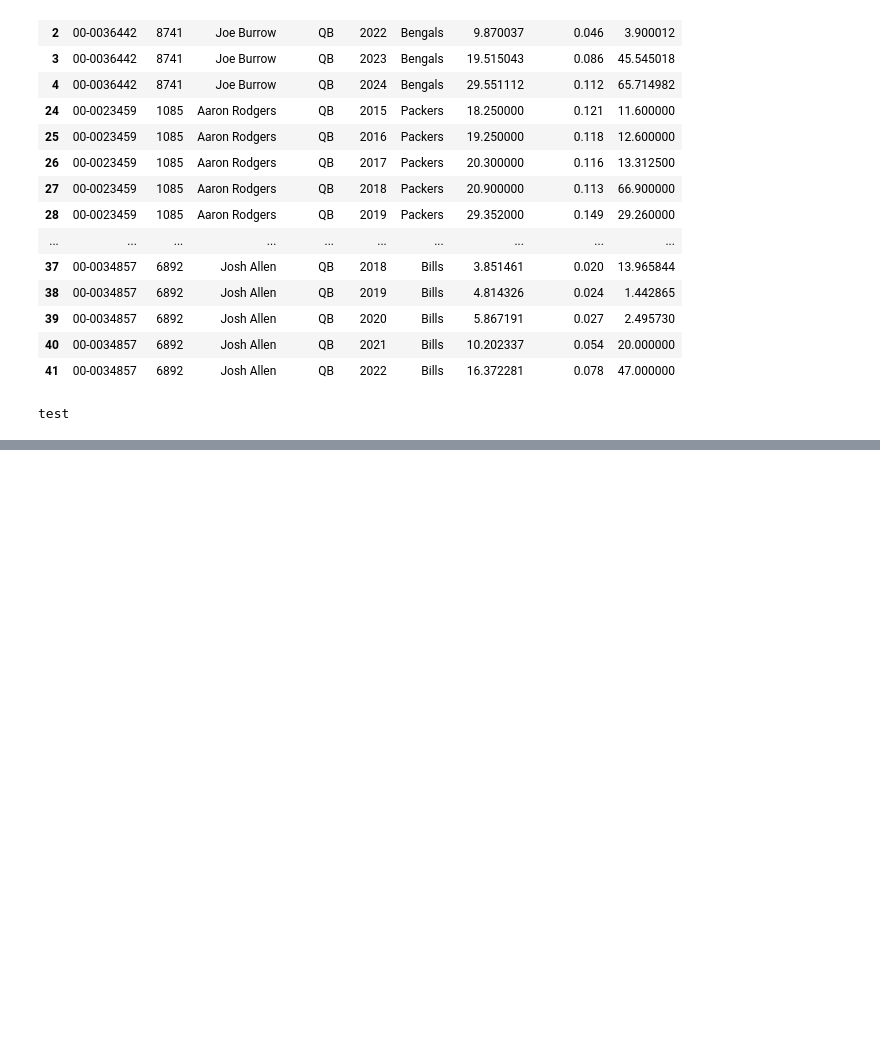
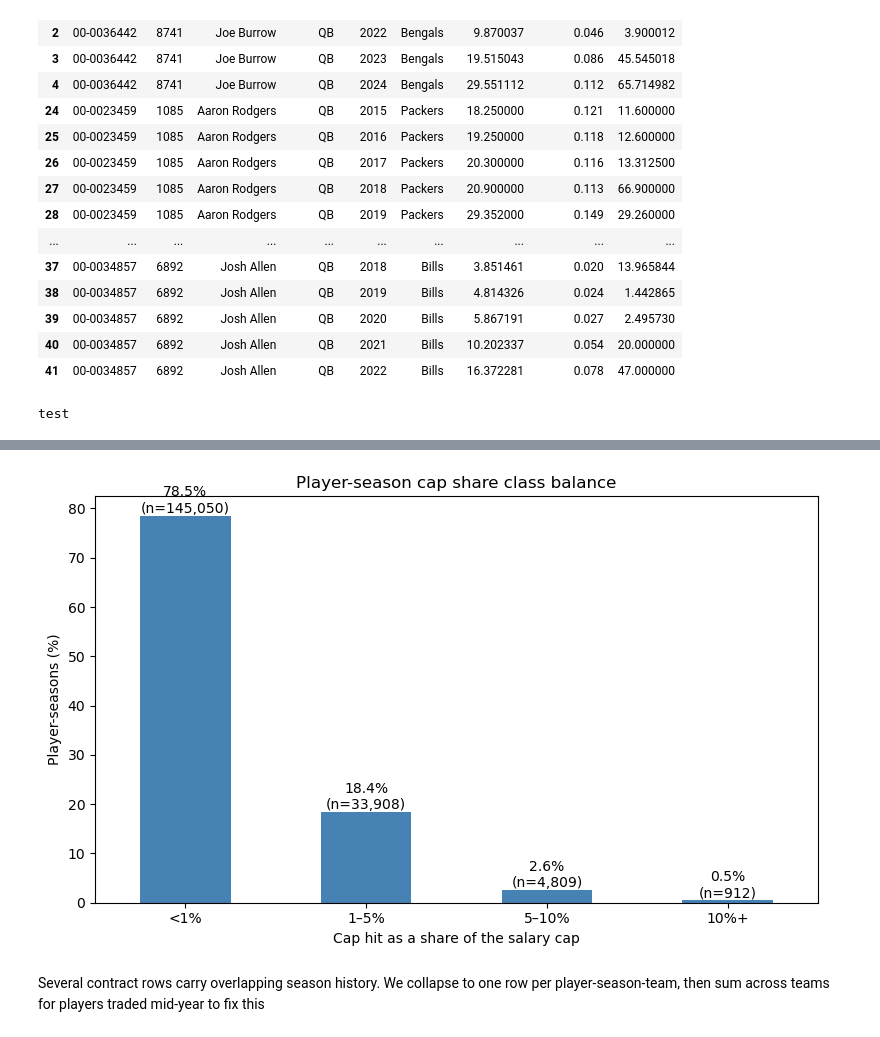
Before and after one commit to TEAM-CVS/Project_DTSC2, a Jupyter notebook: Studio2_code.ipynb, the cells around one changed output, grey strips where cells are left out. Drawn from its saved outputs; the diff is of its cells as text; code cells hidden in the pictures; blank space fills up the shorter version.

```diff
--- a/Studio2_code.ipynb
+++ b/Studio2_code.ipynb
@@ -183,0 +223,23 @@ test
+# %%
+cap_share = pd.to_numeric(salary_df["cap_percent"], errors="coerce").dropna() * 100
+
+bins = [-np.inf, 1, 5, 10, np.inf]
+labels = ["<1%", "1–5%", "5–10%", "10%+"]
+
+cap_classes = pd.cut(cap_share, bins=bins, labels=labels, right=False)
+class_counts = cap_classes.value_counts().reindex(labels, fill_value=0)
+class_percentages = class_counts / class_counts.sum() * 100
+
+ax = class_percentages.plot(kind="bar", figsize=(8, 5), color="steelblue")
+ax.set_title("Player-season cap share class balance")
+ax.set_xlabel("Cap hit as a share of the salary cap")
+ax.set_ylabel("Player-seasons (%)")
+ax.set_xticklabels(labels, rotation=0)
+
+for i, (pct, count) in enumerate(zip(class_percentages, class_counts)):
+    ax.text(i, pct, f"{pct:.1f}%\n(n={count:,})", ha="center", va="bottom")
+
+plt.tight_layout()
+plt.show()
+# %% [output]
+[figure, added]
@@ -183,0 +264,3 @@ test
+# %% [markdown]
+Several contract rows carry overlapping season history.
+We collapse to one row per player-season-team, then sum across teams for players traded mid-year to fix this
```
Also changed, not shown: parts of 39 cells of this notebook.
